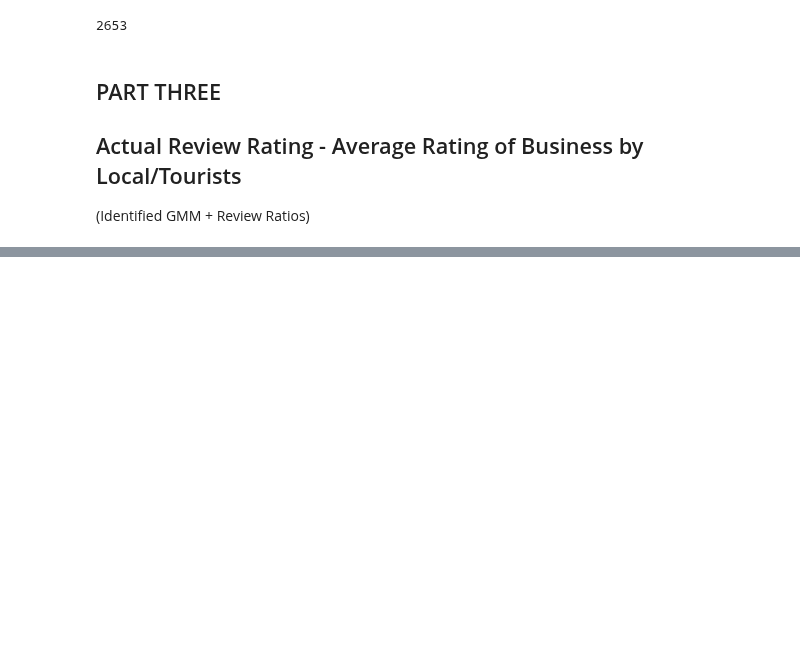
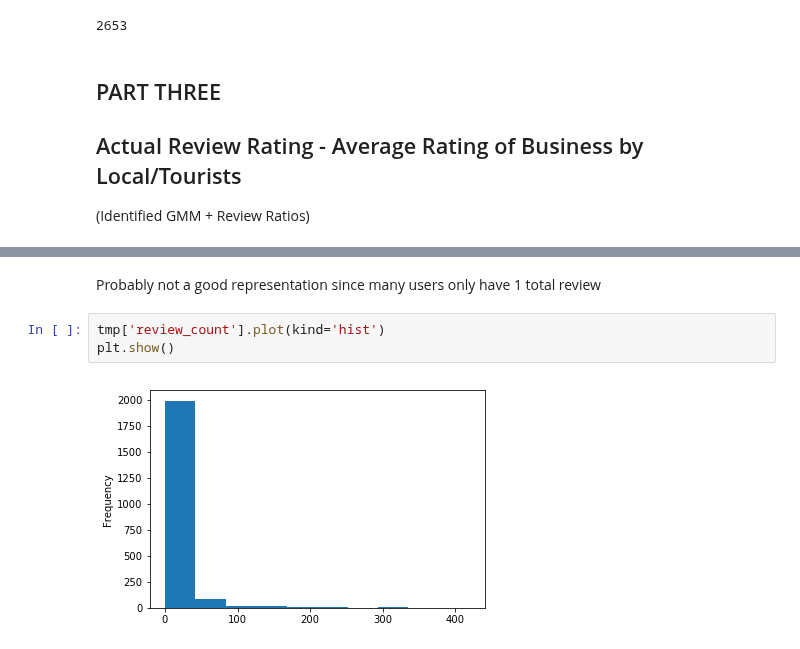
Before and after one commit to CornellDataScience/NLP_Research-FA17, a Jupyter notebook: local-elites/workspace/evaluations.ipynb, the cells around one changed output, grey strips where cells are left out. Cells and saved outputs as stored; diff of their text form; blank space fills up the shorter version.

```diff
--- a/local-elites/workspace/evaluations.ipynb
+++ b/local-elites/workspace/evaluations.ipynb
@@ -494,0 +418,7 @@ a
+# %% [markdown]
+Probably not a good representation since many users only have 1 total review
+# %%
+tmp['review_count'].plot(kind='hist')
+plt.show()
+# %% [output]
+[figure, added]
```
Also changed, not shown: parts of 11 cells of this notebook.
